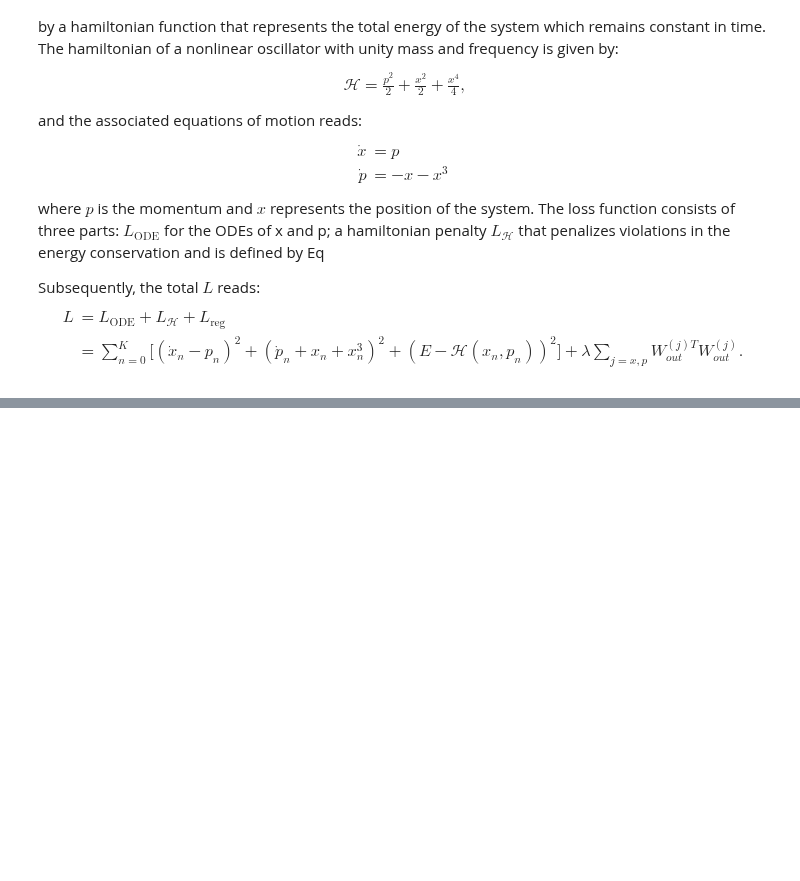
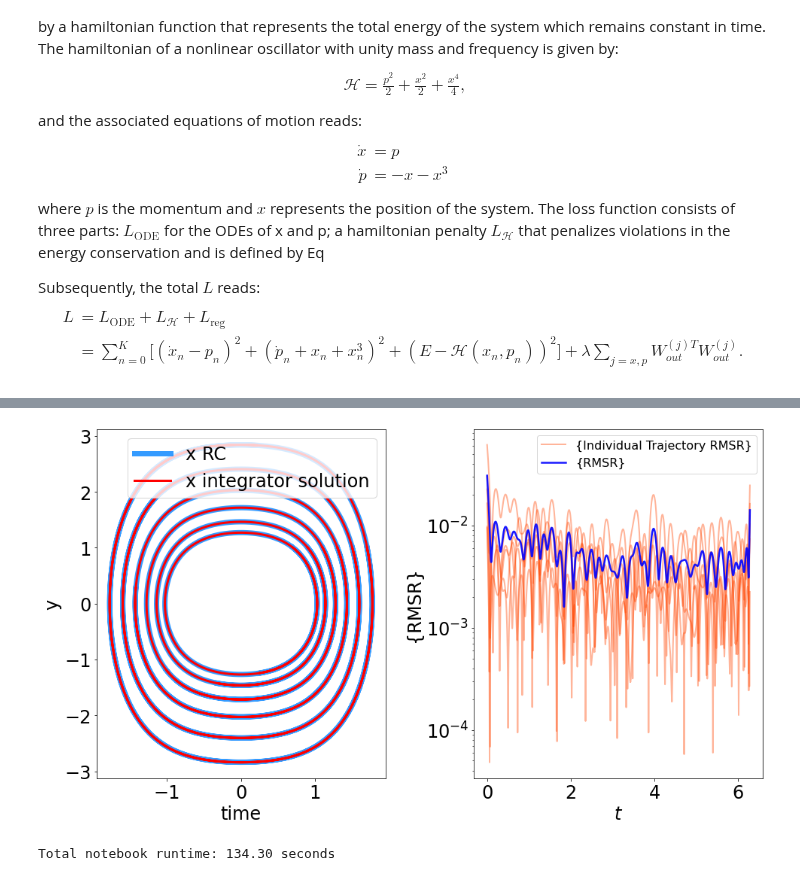
Before and after one commit to blindedjoy/RcTorch, a Jupyter notebook: final_notebooks/final_systems.ipynb, the cells around one changed output, grey strips where cells are left out. Cells and saved outputs as stored; diff of their text form; code cells hidden in the pictures; blank space fills up the shorter version.

```diff
--- a/final_notebooks/final_systems.ipynb
+++ b/final_notebooks/final_systems.ipynb
@@ -18,13 +19,3 @@ except:
 torch.set_default_tensor_type(torch.FloatTensor)
 %matplotlib inline
 start_time = time.time()
-# %%
-lineW = 3
-lineBoxW=2
-
-font = {'family' : 'normal',
-        'weight' : 'normal',#'bold',
-        'size'   : 24}
-
-plt.rc('font', **font)
-plt.rcParams['text.usetex'] = True
@@ -370,7 +339,7 @@ def optimize_last_layer(esn,
                         f = force,
                         lr = 0.05,
                         reg = None,
-                        plott = True,
+                        plott = False,
                         plot_every_n_epochs = 2000):#gamma 0.1, spikethreshold 0.07 works
 
     with torch.enable_grad():
@@ -542,5 +511,5 @@ nl_oscillator_hp_set = {'dt': 0.001,
 # %%
-base = 10*np.pi#10*np.pi
+base = 2*np.pi#10*np.pi
 x0, xf= 0, base
 nsteps = int(abs(xf - x0)/(nl_oscillator_hp_set["dt"]))
 xtrain = torch.linspace(x0, xf, nsteps, requires_grad=False).view(-1,1)
@@ -554,6 +523,7 @@ v0 = 1
 
 RC = EchoStateNetwork(**nl_oscillator_hp_set,
                        random_state = 209,
+                       feedback = False,
                        id_ = 10,
                        activation_f = torch.sin,
                        act_f_prime = torch.cos,
@@ -579,8 +552,9 @@ results = RC.fit(**train_args,
 # %%
-fig, ax = plt.subplots(1,2,figsize = (14,4))
+fig, ax = plt.subplots(1,2,figsize = (14,8))
 plot_results(RC, results, NLosc_solution, y0s, ax = ax[0])
 plot_data = plot_rmsr(RC,
                       results,
                       force = no_force,
-                      log = True,
                       ax = ax[1])
+# %% [output]
+[figure, added]
@@ -589,0 +561,5 @@ print(f'Total notebook runtime: {end_time - start_time:.2f} seconds')
+# %%
+end_time = time.time()
+print(f'Total notebook runtime: {end_time - start_time:.2f} seconds')
+# %% [output]
+Total notebook runtime: 134.30 seconds
```
Also changed, not shown: parts of 9 cells of this notebook, 3 other files.
